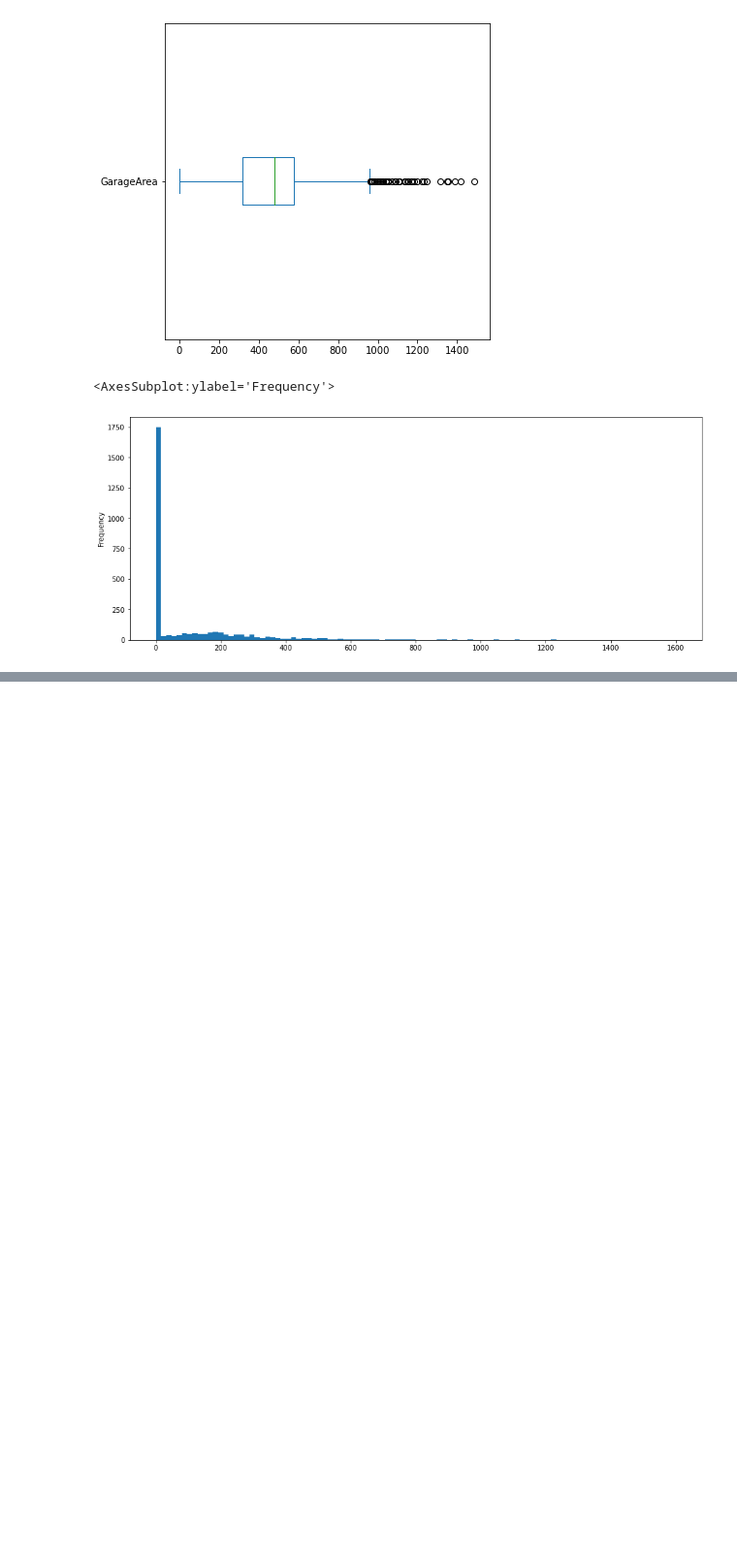
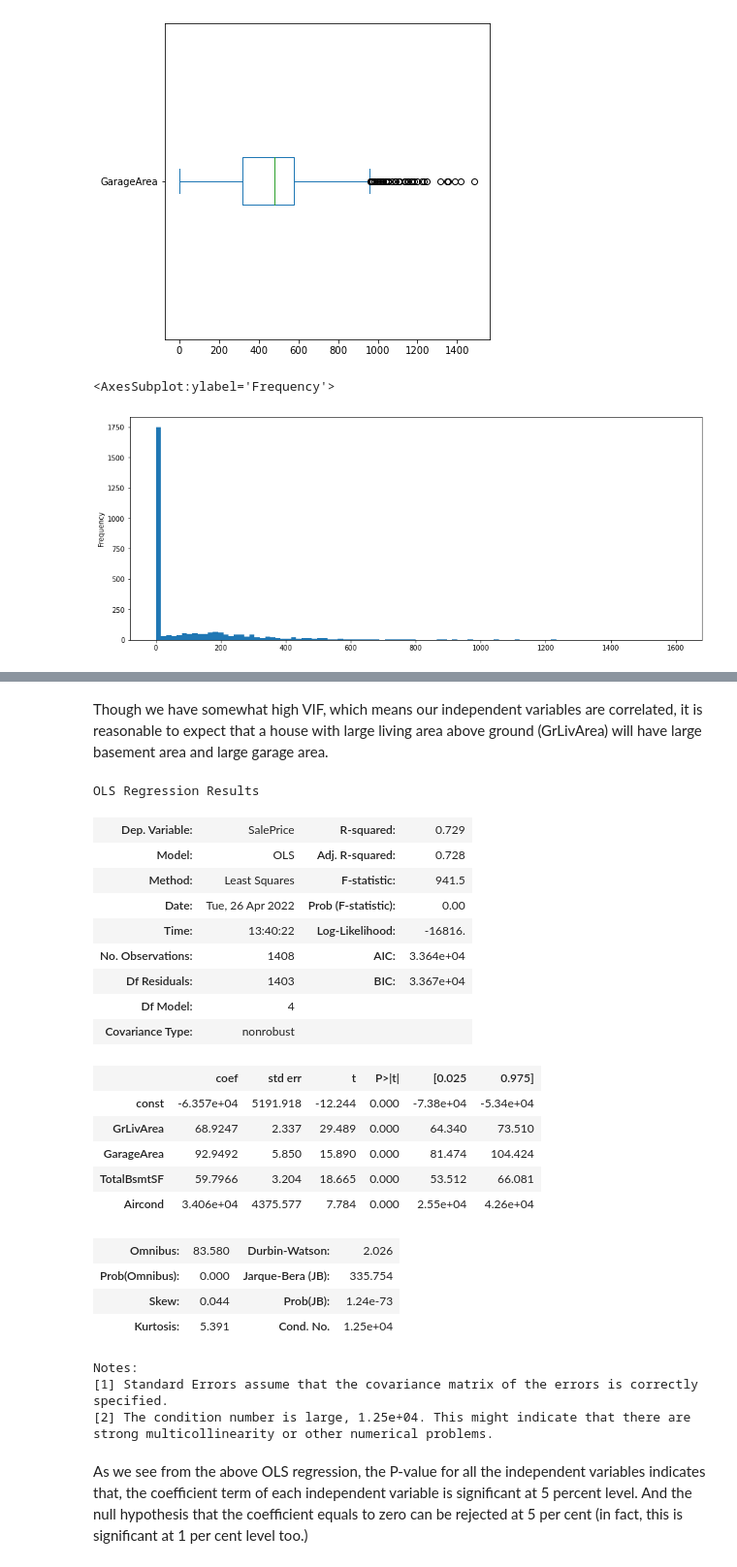
Before and after one commit to CS521-Burstein/final-project-Willqqq123, a Jupyter notebook: Linear Regression.ipynb, the cells around one changed output, grey strips where cells are left out. Shown at 97% size. Cells and saved outputs as stored; diff of their text form; code cells hidden in the pictures; blank space fills up the shorter version.

```diff
--- a/Linear Regression.ipynb
+++ b/Linear Regression.ipynb
@@ -186,0 +192,2 @@ housing.MasVnrArea.plot(kind="hist", bins = 100, figsize = (15,6))
+# %%
+df = housing[["SalePrice", "GrLivArea", "GarageArea", "TotalBsmtSF", "CentralAir"]]
@@ -186,0 +289,46 @@ housing.MasVnrArea.plot(kind="hist", bins = 100, figsize = (15,6))
+# %% [markdown]
+Though we have somewhat high VIF, which means our independent variables are correlated, it is reasonable to expect that a house with large living area above ground (GrLivArea) will have large basement area and large garage area.
+# %%
+from statsmodels.formula.api import ols
+import statsmodels.api as sm
+
+dependent_variable = df['SalePrice']
+Independent_variables = df.drop(columns = {'SalePrice', 'CentralAir'})
+
+# adding an intercept term
+Independent_variables = sm.add_constant(Independent_variables)
+# %%
+model1 = sm.OLS(dependent_variable, Independent_variables)
+
+model1 = model1.fit()
+
+
+# get the model summary
+model1.summary()
+# %% [output]
+OLS Regression Results
+| Dep. Variable: | SalePrice | R-squared: | 0.729 |
+| Model: | OLS | Adj. R-squared: | 0.728 |
+| Method: | Least Squares | F-statistic: | 941.5 |
+| Date: | Tue, 26 Apr 2022 | Prob (F-statistic): | 0.00 |
+| Time: | 13:40:22 | Log-Likelihood: | -16816. |
+| No. Observations: | 1408 | AIC: | 3.364e+04 |
+| Df Residuals: | 1403 | BIC: | 3.367e+04 |
+| Df Model: | 4 |  |  |
+| Covariance Type: | nonrobust |  |  |
+|  | coef | std err | t | P>|t| | [0.025 | 0.975] |
+| const | -6.357e+04 | 5191.918 | -12.244 | 0.000 | -7.38e+04 | -5.34e+04 |
+| GrLivArea | 68.9247 | 2.337 | 29.489 | 0.000 | 64.340 | 73.510 |
+| GarageArea | 92.9492 | 5.850 | 15.890 | 0.000 | 81.474 | 104.424 |
+| TotalBsmtSF | 59.7966 | 3.204 | 18.665 | 0.000 | 53.512 | 66.081 |
+| Aircond | 3.406e+04 | 4375.577 | 7.784 | 0.000 | 2.55e+04 | 4.26e+04 |
+| Omnibus: | 83.580 | Durbin-Watson: | 2.026 |
+| Prob(Omnibus): | 0.000 | Jarque-Bera (JB): | 335.754 |
+| Skew: | 0.044 | Prob(JB): | 1.24e-73 |
+| Kurtosis: | 5.391 | Cond. No. | 1.25e+04 |
+Notes:
+[1] Standard Errors assume that the covariance matrix of the errors is correctly specified.
+[2] The condition number is large, 1.25e+04. This might indicate that there are
+strong multicollinearity or other numerical problems.
+# %% [markdown]
+As we see from the above OLS regression, the P-value for all the independent variables indicates that, the coefficient term of each independent variable is significant at 5 percent level. And the null hypothesis that the coefficient equals to zero can be rejected at 5 per cent (in fact, this is significant at 1 per cent level too.)
```
Also changed, not shown: parts of 16 cells of this notebook, 2 other files.
